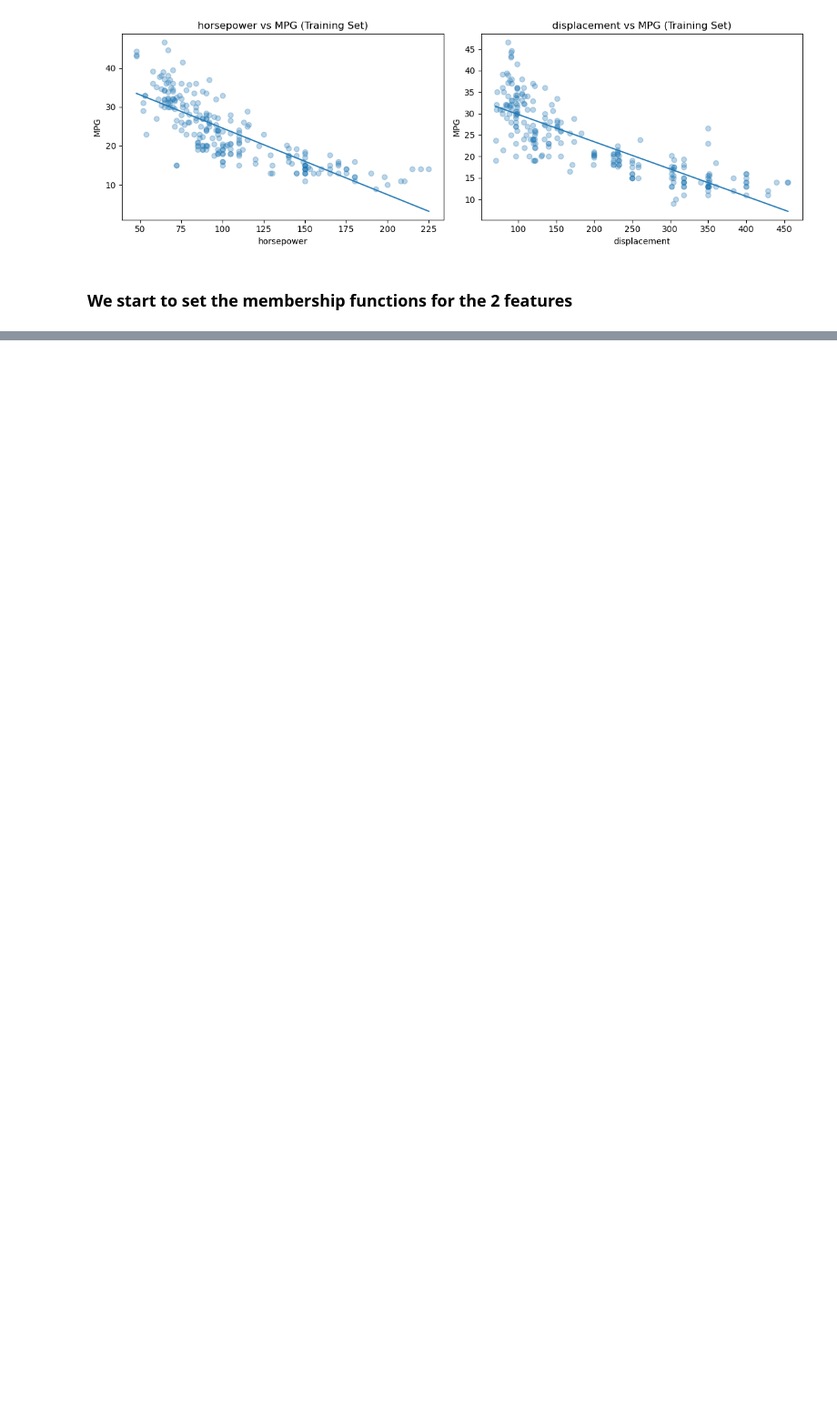
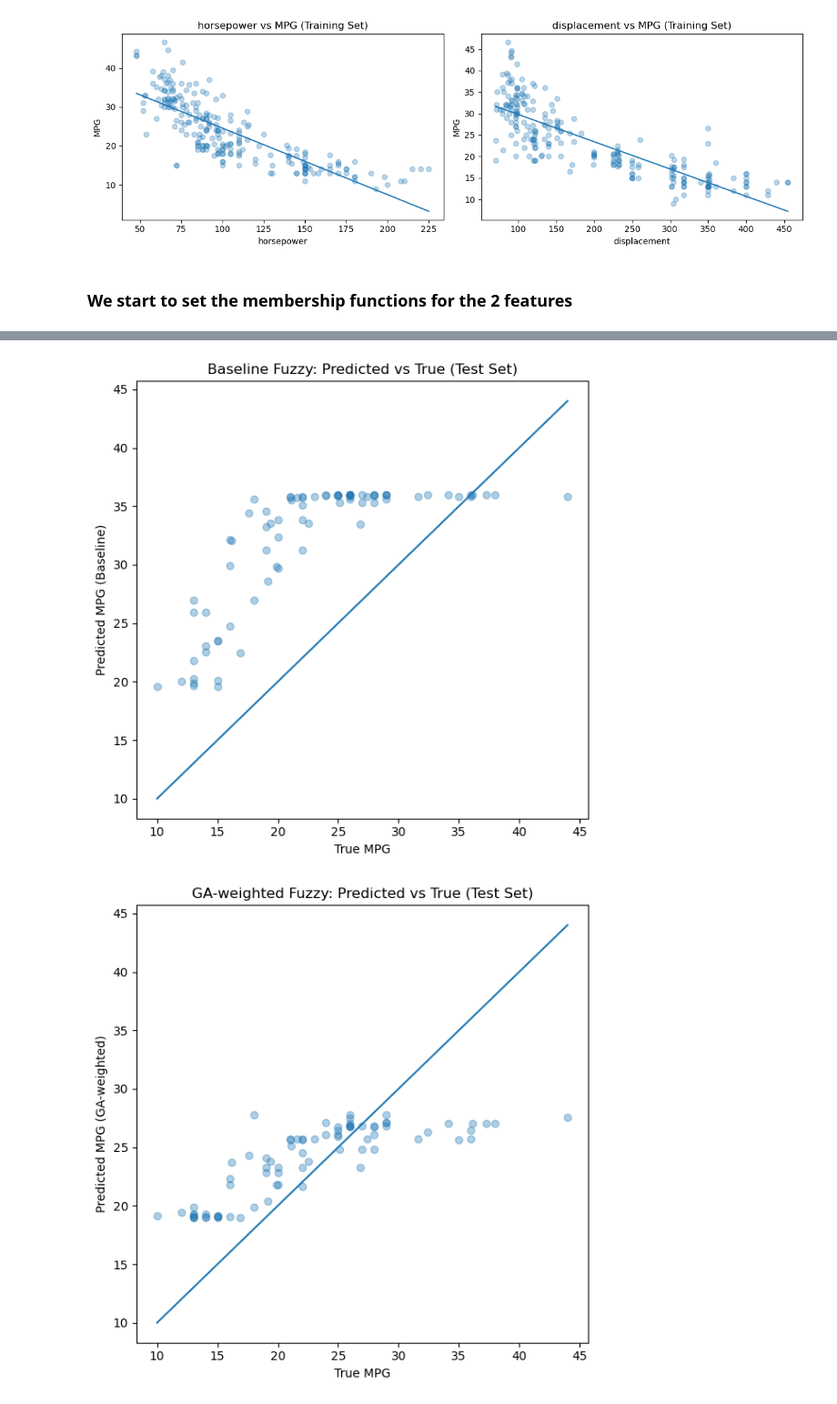
Before and after one commit to RyanWBiao/ComputationalIntelligence2025, a Jupyter notebook: FuzzySets/project2_regression2.ipynb, the cells around one changed output, grey strips where cells are left out. Shown at 91% size. Drawn from its saved outputs; the diff is of its cells as text; code cells hidden in the pictures; blank space fills up the shorter version.

```diff
--- a/FuzzySets/project2_regression2.ipynb
+++ b/FuzzySets/project2_regression2.ipynb
@@ -398,0 +694,7 @@ plt.show()
+# %%
+ga_instance.run()
+# %%
+solution, solution_fitness, _ = ga_instance.best_solution()
+
+print("Best rule weights [w1, w2, w3]:", solution)
+print("Best validation RMSE:", -solution_fitness)
@@ -398,0 +819,29 @@ plt.show()
+# %%
+import matplotlib.pyplot as plt
+
+# --- Plot: Baseline ---
+plt.figure(figsize=(6, 6))
+plt.scatter(y_true_test, y_pred_test, alpha=0.35)
+minv = min(y_true_test.min(), y_pred_test.min())
+maxv = max(y_true_test.max(), y_pred_test.max())
+plt.plot([minv, maxv], [minv, maxv])
+plt.xlabel("True MPG")
+plt.ylabel("Predicted MPG (Baseline)")
+plt.title("Baseline Fuzzy: Predicted vs True (Test Set)")
+plt.tight_layout()
+plt.show()
+
+# --- Plot: GA-weighted (only if you computed y_pred_test_ga) ---
+plt.figure(figsize=(6, 6))
+plt.scatter(y_true_test, y_pred_test_ga, alpha=0.35)
+minv = min(y_true_test.min(), y_pred_test_ga.min())
+maxv = max(y_true_test.max(), y_pred_test_ga.max())
+plt.plot([minv, maxv], [minv, maxv])
+plt.xlabel("True MPG")
+plt.ylabel("Predicted MPG (GA-weighted)")
+plt.title("GA-weighted Fuzzy: Predicted vs True (Test Set)")
+plt.tight_layout()
+plt.show()
+# %% [output]
+[figure, added]
+[figure, added]
```
Also changed, not shown: parts of 16 cells of this notebook.
